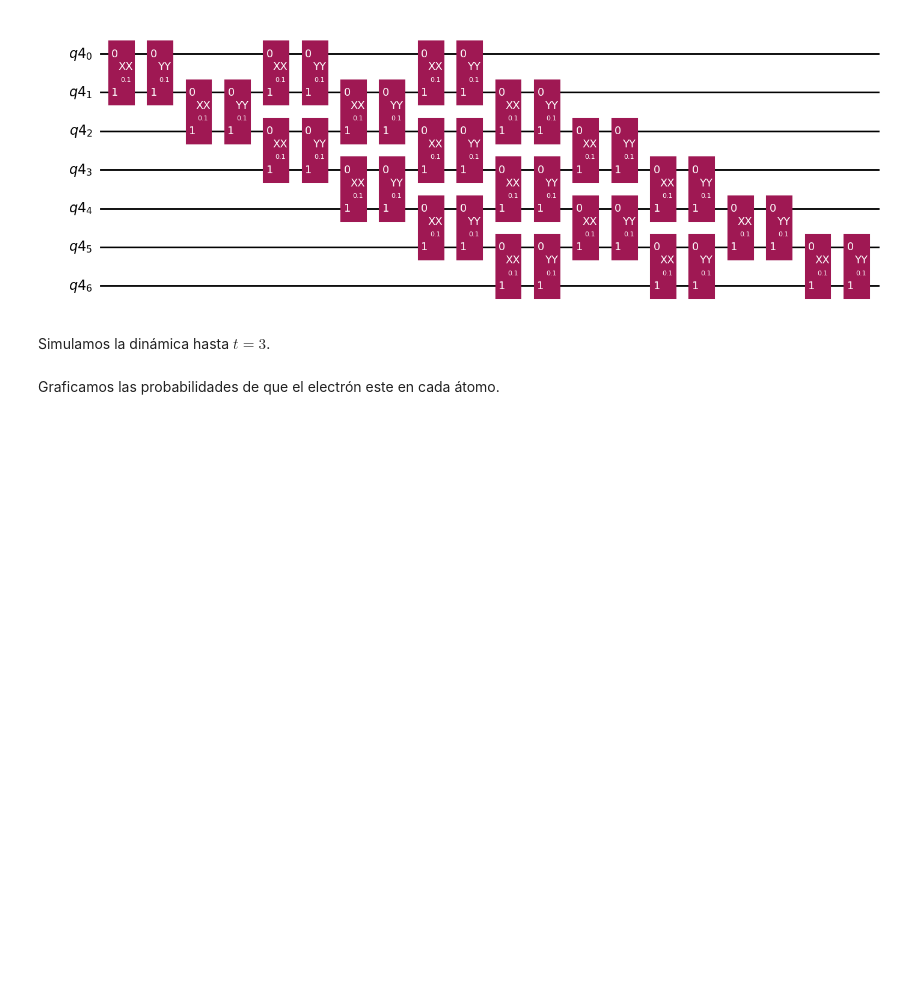
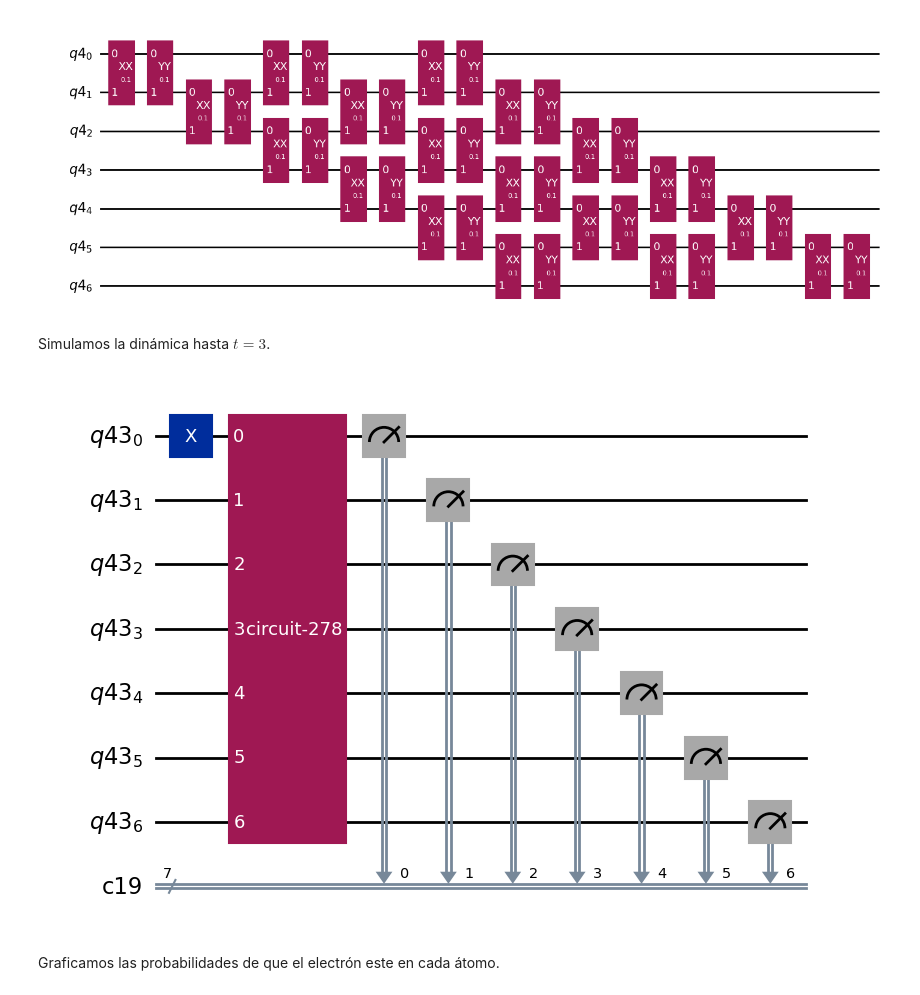
Before and after one commit to linax/App_v1, a Jupyter notebook: talleres/04_Simulacion_Cuantica_de_Localizacion_de_Anderson/Localizacion_de_Anderson.ipynb, the cells around one changed output. Cells and saved outputs as stored; diff of their text form; code cells hidden in the pictures; blank space fills up the shorter version.

```diff
--- a/talleres/04_Simulacion_Cuantica_de_Localizacion_de_Anderson/Localizacion_de_Anderson.ipynb
+++ b/talleres/04_Simulacion_Cuantica_de_Localizacion_de_Anderson/Localizacion_de_Anderson.ipynb
@@ -333,22 +333,26 @@ Simulamos la dinámica hasta $t=3$.
 # %%
 delta_t = 0.15                   # NO EDITAR dt = t/m
 time_steps = np.arange(1, 21, 1) # NO EDITAR
 circuits = []
 
 for n_steps in time_steps:
     qr = QuantumRegister(num_qubits)
     cr = ClassicalRegister(num_qubits)
     qc = QuantumCircuit(qr, cr)
 
     ### EDITAR BAJO ESTA LINEA (iniciar electron, agregar circuito trotter, medir)
 
-
+    qc.x(0) #se inicia el primer bit como 1: 10000000
+    qc.append(U_trotterize(delta_t, n_steps), range(num_qubits))
+    qc.measure(qr,cr)
 
     ### NO EDITAR BAJO ESTA LINEA
 
     circuits.append(qc)
 
 qc.draw('mpl')
+# %% [output]
+[figure, added]
 # %%
 from qiskit.primitives import Sampler
 # Usar qiskit primitives statevector simulator
```
Also changed, not shown: parts of 2 cells of this notebook.
